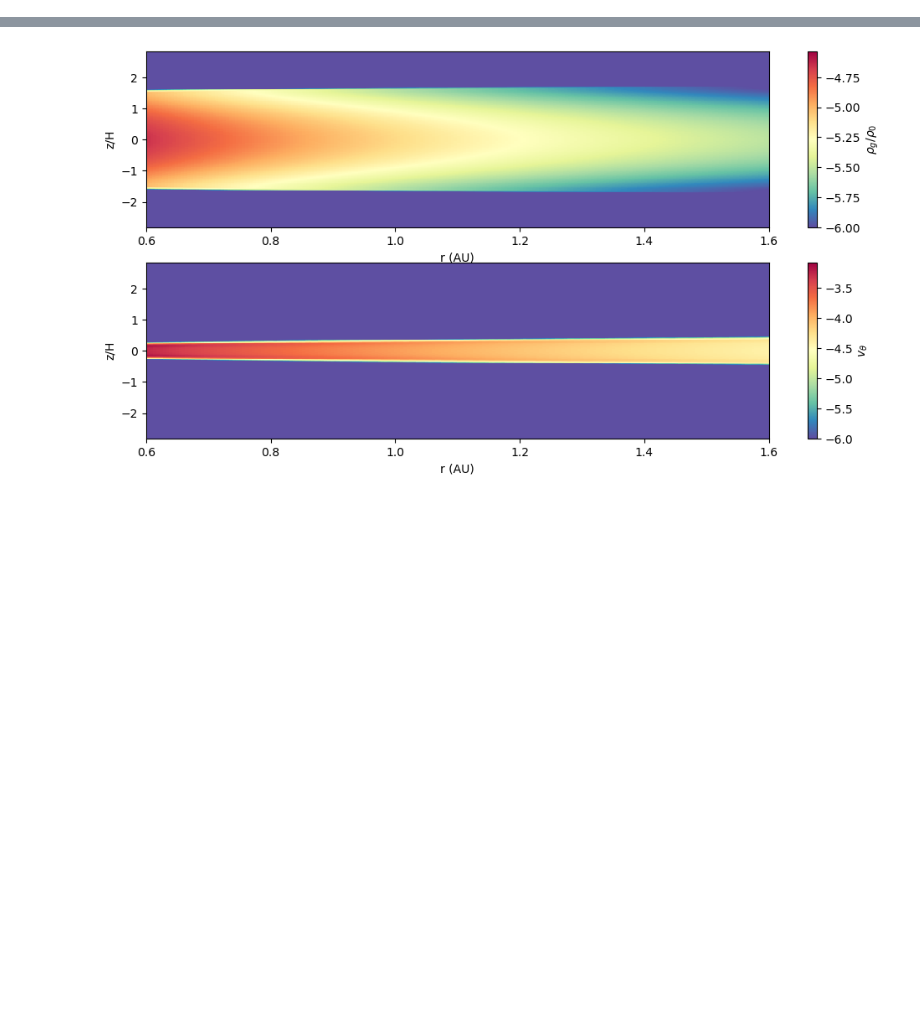
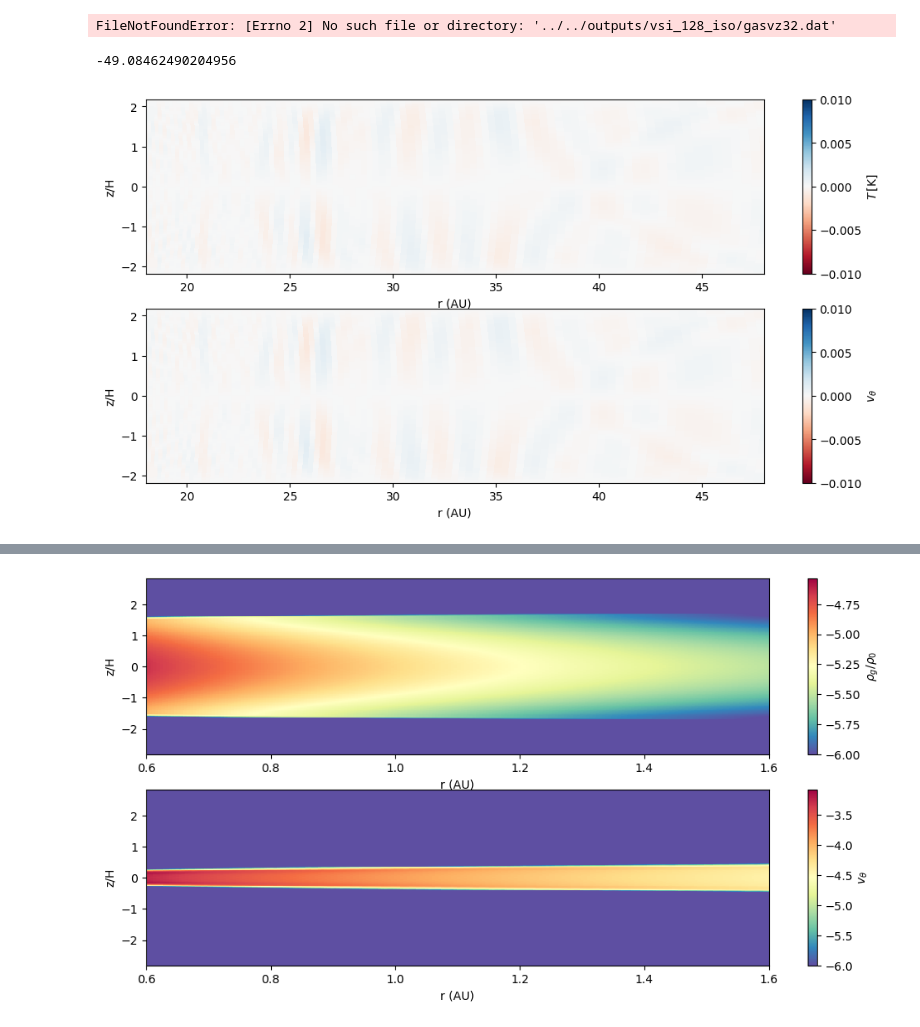
Before and after one commit to NadineSoliman/fargo3d, a Jupyter notebook: setups/vsi/vsi.ipynb, the cells around one changed output, grey strips where cells are left out. Cells and saved outputs as stored; diff of their text form; code cells hidden in the pictures; blank space fills up the shorter version.

```diff
--- a/setups/vsi/vsi.ipynb
+++ b/setups/vsi/vsi.ipynb
@@ -57,0 +91,76 @@ show()
+# %%
+n =32
+
+vthetan_th = fromfile("../../outputs/vsi_128_iso/gasvz{:d}.dat".format(n)).reshape(nz,ny)
+vthetan_d= fromfile("../../outputs//vsi_128_iso/dust1vz{:d}.dat".format(n)).reshape(nz,ny)
+# tcol= fromfile("../../outputs//vsi_128_iso/Tcol{:d}.dat".format(n)).reshape(nz,ny)
+
+
+cg = R_MU /(gamma -1)
+cd = 0.088* cg
+
+Tdust = edn_th / rhodn_th / Kelvin_code / cd
+
+H0 = 0.06
+fig = plt.figure(figsize=(12, 6))
+
+ax1 = fig.add_subplot(211)
+print(1/np.mean(tcol))
+# surf1 = ax1.pcolormesh(30*R*sin(T),cos(T)/H0, np.abs(1/tcol), cmap='RdBu', norm =matplotlib.colors.LogNorm(vmin = 1e-2, vmax = 1e2))
+surf1 = ax1.pcolormesh(30*R*sin(T),cos(T)/H0, vthetan_th, cmap='RdBu', vmin=-0.01,vmax=0.01)
+
+ax1.set_xlabel('r (AU)')
+ax1.set_ylabel('z/H')
+ax1.set_xlim(0.6*30, 1.6*30)
+fig.colorbar(surf1, ax=ax1, label=r'$T\, [\rm K]$')
+
+# fig.colorbar(surf1, ax=ax1, label=r'$t_{\rm col}  \Omega$')
+
+ax2 = fig.add_subplot(212)
+surf2 = ax2.pcolormesh(30*R*sin(T),cos(T)/H0, vthetan_d, cmap='RdBu', vmin=-0.01,vmax=0.01)
+ax2.set_xlabel('r (AU)')
+ax2.set_ylabel('z/H')
+ax2.set_xlim(30*0.6, 30*1.6)
+fig.colorbar(surf2, ax=ax2, label=r'$v_\theta$')
+show()
+# %% [output]
+FileNotFoundError: [Errno 2] No such file or directory: '../../outputs/vsi_128_iso/gasvz32.dat'
+# %%
+n =100
+
+vthetan_th = fromfile("../../outputs/vsi_128_adi/gasvz{:d}.dat".format(n)).reshape(nz,ny)
+vthetan_d= fromfile("../../outputs//vsi_128_adi/dust1vz{:d}.dat".format(n)).reshape(nz,ny)
+tcol= fromfile("../../outputs//vsi_128_adi/Tcol{:d}.dat".format(n)).reshape(nz,ny)
+
+
+cg = R_MU /(gamma -1)
+cd = 0.088* cg
+
+Tdust = edn_th / rhodn_th / Kelvin_code / cd
+
+H0 = 0.06
+fig = plt.figure(figsize=(12, 6))
+
+ax1 = fig.add_subplot(211)
+print(1/np.mean(tcol))
+# surf1 = ax1.pcolormesh(30*R*sin(T),cos(T)/H0, np.abs(1/tcol), cmap='RdBu', norm =matplotlib.colors.LogNorm(vmin = 1e-2, vmax = 1e2))
+surf1 = ax1.pcolormesh(30*R*sin(T),cos(T)/H0, vthetan_th, cmap='RdBu', vmin=-0.01,vmax=0.01)
+
+ax1.set_xlabel('r (AU)')
+ax1.set_ylabel('z/H')
+ax1.set_xlim(0.6*30, 1.6*30)
+fig.colorbar(surf1, ax=ax1, label=r'$T\, [\rm K]$')
+
+# fig.colorbar(surf1, ax=ax1, label=r'$t_{\rm col}  \Omega$')
+
+
+ax2 = fig.add_subplot(212)
+surf2 = ax2.pcolormesh(30*R*sin(T),cos(T)/H0, vthetan_d, cmap='RdBu', vmin=-0.01,vmax=0.01)
+ax2.set_xlabel('r (AU)')
+ax2.set_ylabel('z/H')
+ax2.set_xlim(30*0.6, 30*1.6)
+fig.colorbar(surf2, ax=ax2, label=r'$v_\theta$')
+show()
+# %% [output]
+-49.08462490204956
+[figure, added]
```
Also changed, not shown: parts of 5 cells of this notebook, 22 other files.
